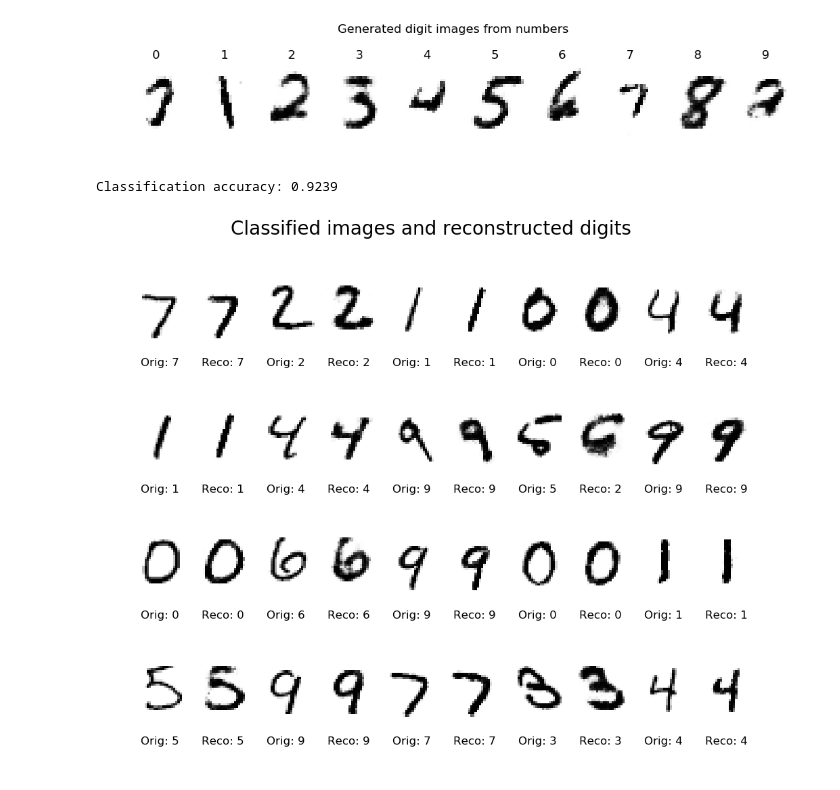
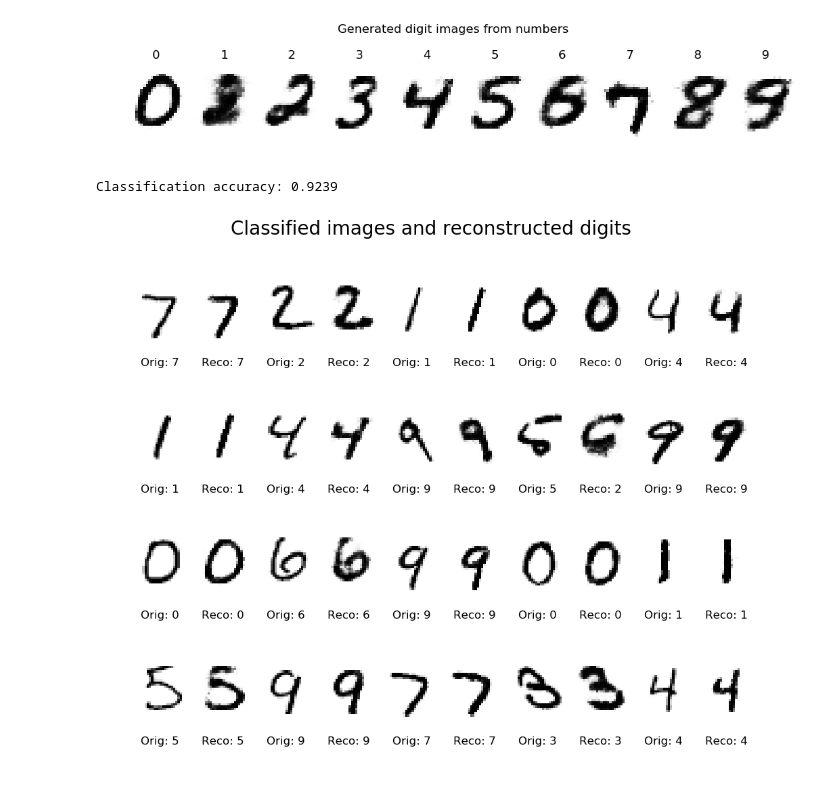
Before and after one commit to 2015xli/DBN, a Jupyter notebook: DBN_Classification.ipynb, the cells around one changed output. Saved outputs shown, nothing was run; the diff lists cells and outputs as text; code cells hidden in the pictures.

Commit message:
check in models

```diff
--- a/DBN_Classification.ipynb
+++ b/DBN_Classification.ipynb
@@ -99,26 +99,26 @@ class DBN_Classification(RBM_Classification):
 
         lower_rbm = self.lower_dbn.show_features(shapes[:-1], title, count)
 
-        top_rbm = self.top_rbm; n_x = top_rbm.n_x; n_kd = top_rbm.n_k * top_rbm.n_d
+        top_rbm = self.top_rbm; n_x = top_rbm.n_x; n_k = top_rbm.n_k; n_d = top_rbm.n_d
         W = top_rbm.W; n_h = W.shape[0]
         minw = np.amin(W)
         Wx = W[:, :n_x]
         Wkd = W[:, n_x:]
         shape = shapes[-1]
-        padding = np.full(shape[1] - n_kd, minw).reshape(1,-1).repeat(n_h, axis=0)
-        Wk = np.append(Wkd, padding, axis=1)
-        assert Wk.shape == (n_h, shape[1])
+        #padding = np.full(shape[1] - n_kd, minw).reshape(1,-1).repeat(n_h, axis=0)
+        #Wk = np.append(Wkd, padding, axis=1)
+        #assert Wk.shape == (n_h, shape[1])
 
         W = np.dot(Wx, lower_rbm.W)
-        W = np.append(W, Wk, axis=1)
-        shape = (shape[0]+1, shape[1])
+        #W = np.append(W, Wk, axis=1)
+        #shape = (shape[0]+1, shape[1])
         assert W.shape == (n_h, shape[0]*shape[1])
 
         rbm = RBM(W.shape[1], W.shape[0], W=W)
         rbm.show_features(shape, title + " learned features in layer %d" % (self.n_layer), count)
 
-        shape = (1, n_kd)
         rbm = RBM(Wkd.shape[1], Wkd.shape[0], W=Wkd)
+        shape = (n_k, n_d)
         rbm.show_features(shape, title + " label features in layer %d" % (self.n_layer), count)
         return
 # %%
@@ -139,30 +139,33 @@ class MNIST_DBN_CLASSIFY(MNIST_RBM_CLASSIFY):
 # %%
 %run "DBN.ipynb"
 %run "RBM_Classification.ipynb"
 
 mnist_dbn = None
 if __name__ == "__main__" and '__file__' not in globals():
     np.seterr(all='raise')
     plt.close('all')
 
     v = (28,28); h1 = (20,25); h2 = (20,25); h3 = (2000,1)
 
     layers = [
         (mult(h1), "trained_models/mnist.dbn_classify.layer3-1.epochs100.784x500"), # (dimension, "model_file") of hidden layer 1
 #        (mult(h1), None),  # (dimension, "model_file") of 2nd layer
         (mult(h2), "trained_models/mnist.dbn_classify.layer3-2.epochs100.500x500"), # (dimension, "model_file") of hidden layer 2
 #        (mult(h2), None),  # (dimension, "model_file") of 2nd layer
-        (mult(h3), "trained_models/mnist.dbn_classify.layer3-3.epochs100.(500+10)x2000")  # (dimension, "model_file") of top layer
+        (mult(h3), "trained_models/mnist.dbn_classify.layer3-3.epochs100.(500+10x10)x2000")  # (dimension, "model_file") of top layer
 #        (mult(h3), None)  # (dimension, "model_file") of top layer
     ]
 
-    mnist_dbn = MNIST_DBN_CLASSIFY(mult(v), layers, mean_field=True, folder="../convolution-network")
+    ## for model: "trained_models/mnist.dbn_classify.layer3-3.epochs100.(500+10)x2000")  # (dimension, "model_file") of top layer
+    ## mnist_dbn.generate(k_gibbs=60, init_w=3, w=3)  #hp = np.full(n_x, 0.15)
+
+    mnist_dbn = MNIST_DBN_CLASSIFY(mult(v), layers, n_d=10, mean_field=True, folder="../convolution-network")
     mnist_dbn.train(train_size=-1, n_epoch=100, batch_size=10)
     #mnist_dbn.net.show_features([v, v, v], "MNIST %d-layer DBN_Classification" %(len(layers)), 56)
-    mnist_dbn.generate(k_gibbs=60, init_w=3, w=3)  #hp = np.full(n_x, 0.15)
+    mnist_dbn.generate(k_gibbs=300, init_w=1.2, w=1.1)  #hp = np.full(n_x, 0.15)
     #mnist_dbn.classify()
 # %% [output]
-[figure, old version]
+[figure, new version]
 # %%
 %run "DBN.ipynb"
 %run "RBM_Classification.ipynb"
```
Also changed, not shown: 2 other files.
